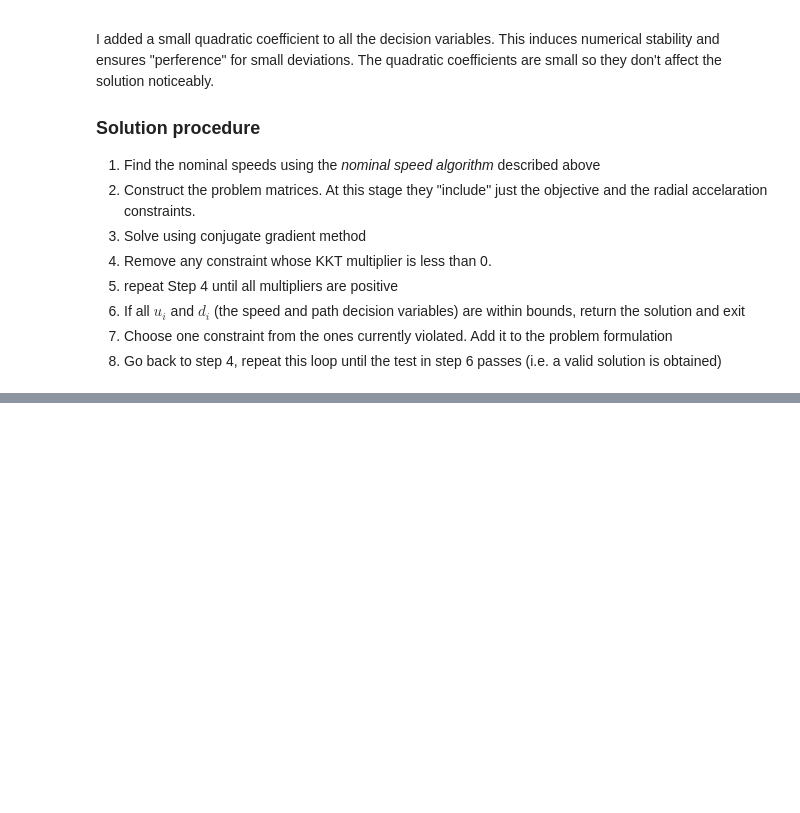
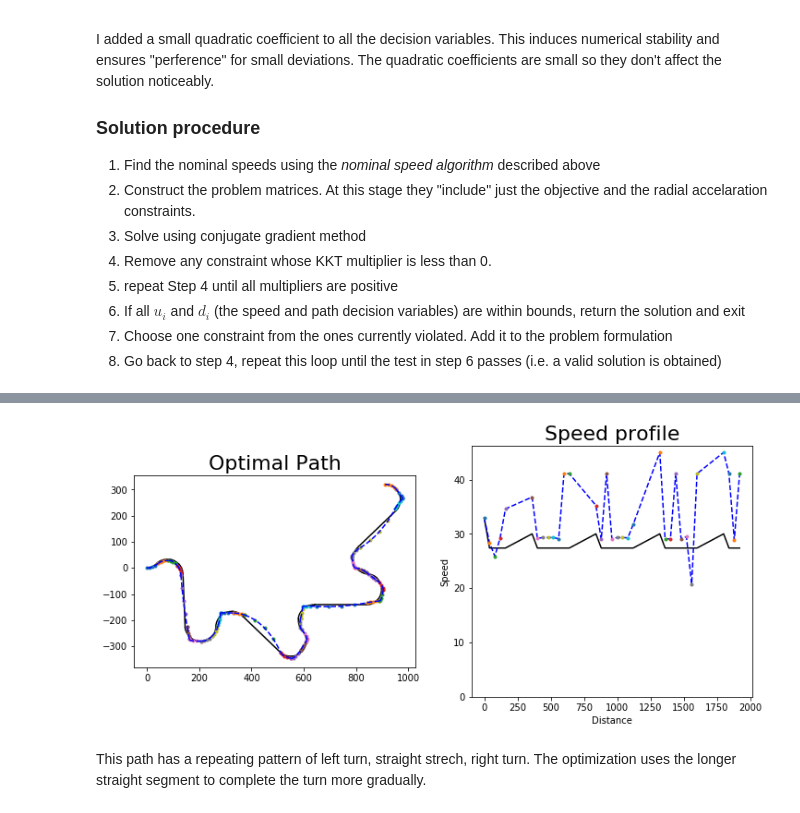
Before and after one commit to kishkash555/biu, a Jupyter notebook: 2020-1/Optimization/race-car-project/Final_document.ipynb, the cells around one changed output, grey strips where cells are left out. Saved outputs shown, nothing was run; the diff lists cells and outputs as text; code cells hidden in the pictures; blank space fills up the shorter version.

Commit message:
optimization project final commit

```diff
--- a/2020-1/Optimization/race-car-project/Final_document.ipynb
+++ b/2020-1/Optimization/race-car-project/Final_document.ipynb
@@ -260,0 +270,9 @@ I wanted the problem to be convex in all its parameters.
+# %%
+reload(gm)
+reload(pm)
+plt.figure(figsize=(12,5));
+sv.solve_using_boundaries(prob=sv.make_problem(gm.zigzag, mu=0.9),plot_solution=True,trace_mult=2,su=20000);
+# %% [output]
+[figure, added]
+# %% [markdown]
+This path has a repeating pattern of left turn, straight strech, right turn. The optimization uses the longer straight segment to complete the turn more gradually.
```
Also changed, not shown: parts of 9 cells of this notebook, 15 other files.
